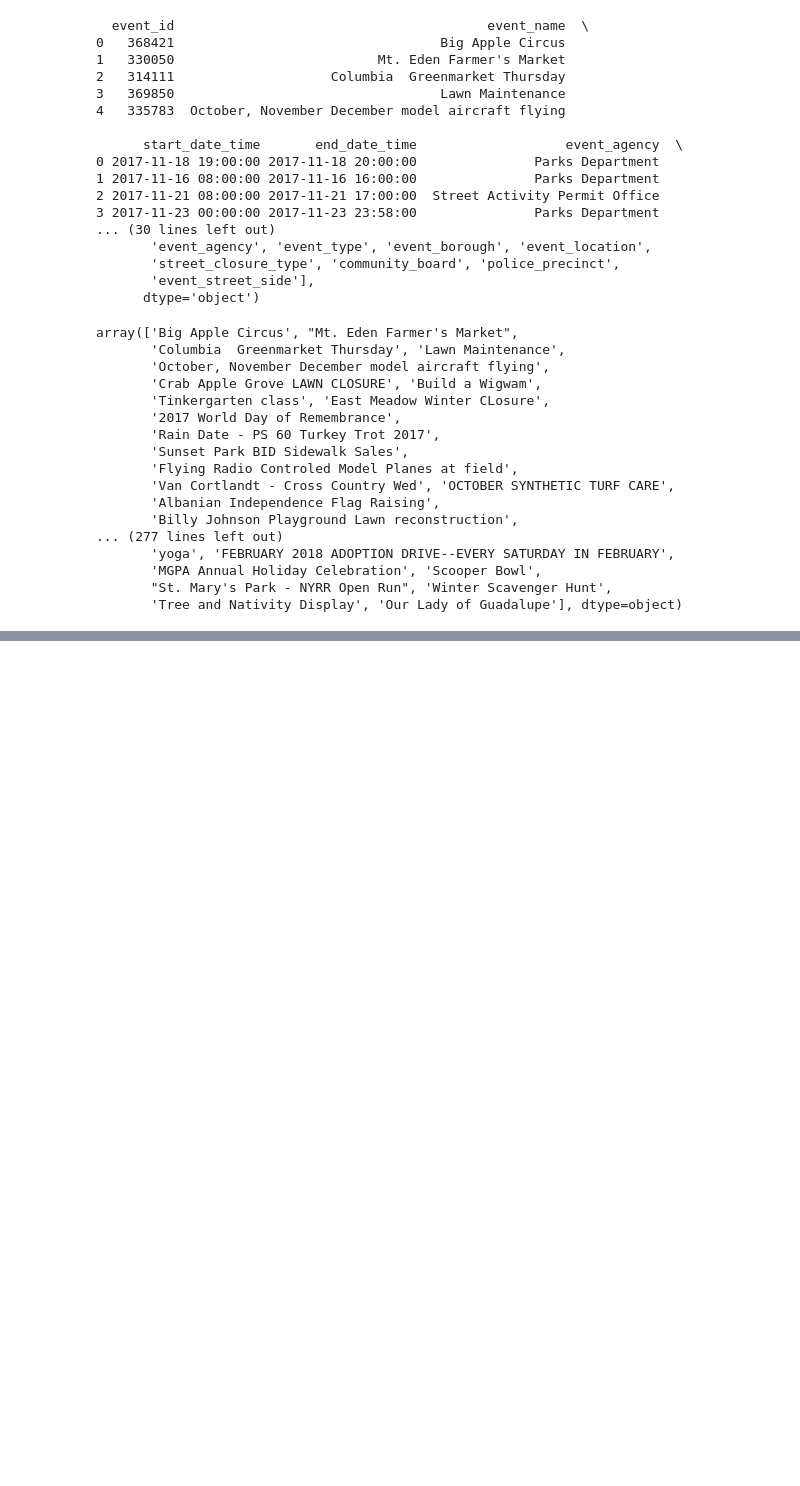
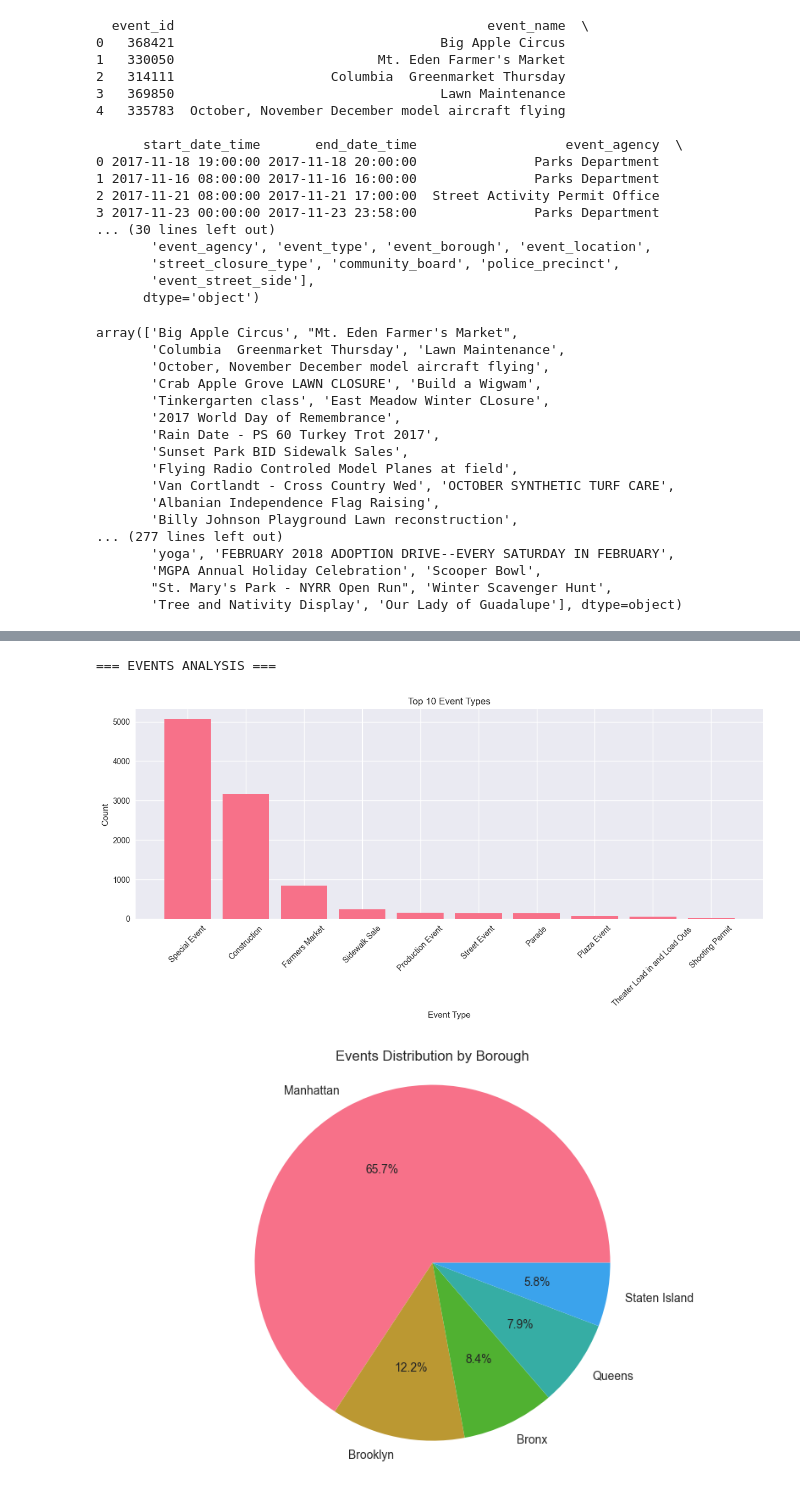
Before and after one commit to Jatixx/Data_Mining_and_Text_Mining, a Jupyter notebook: collect_data.ipynb, the cells around one changed output, grey strips where cells are left out. Drawn from its saved outputs; the diff is of its cells as text; code cells hidden in the pictures; blank space fills up the shorter version.

```diff
--- a/collect_data.ipynb
+++ b/collect_data.ipynb
@@ -142,0 +189,17 @@ array(['Big Apple Circus', "Mt. Eden Farmer's Market",
+# %%
+# Import additional libraries for data mining and analysis
+import numpy as np
+import matplotlib.pyplot as plt
+import seaborn as sns
+from sklearn.preprocessing import StandardScaler, LabelEncoder
+from sklearn.cluster import KMeans
+from sklearn.decomposition import PCA
+from sklearn.model_selection import train_test_split
+from sklearn.ensemble import RandomForestClassifier
+from sklearn.metrics import classification_report, confusion_matrix
+import warnings
+warnings.filterwarnings('ignore')
+
+# Set plotting style
+plt.style.use('seaborn-v0_8')
+sns.set_palette("husl")
@@ -142,0 +306,31 @@ array(['Big Apple Circus', "Mt. Eden Farmer's Market",
+# %%
+# Events analysis and visualization
+if not df_events.empty:
+    print("=== EVENTS ANALYSIS ===")
+
+    # Events by type
+    if 'event_type' in df_events.columns:
+        plt.figure(figsize=(12, 6))
+        event_type_counts = df_events['event_type'].value_counts().head(10)
+        plt.bar(event_type_counts.index, event_type_counts.values)
+        plt.title('Top 10 Event Types')
+        plt.xlabel('Event Type')
+        plt.ylabel('Count')
+        plt.xticks(rotation=45)
+        plt.tight_layout()
+        plt.show()
+
+    # Events by borough
+    if 'event_borough' in df_events.columns:
+        plt.figure(figsize=(10, 6))
+        event_borough_counts = df_events['event_borough'].value_counts()
+        plt.pie(event_borough_counts.values, labels=event_borough_counts.index, autopct='%1.1f%%')
+        plt.title('Events Distribution by Borough')
+        plt.axis('equal')
+        plt.show()
+else:
+    print("No events data available for analysis")
+# %% [output]
+=== EVENTS ANALYSIS ===
+[figure, added]
+[figure, added]
```
Also changed, not shown: parts of 25 cells of this notebook, 7 other files.
